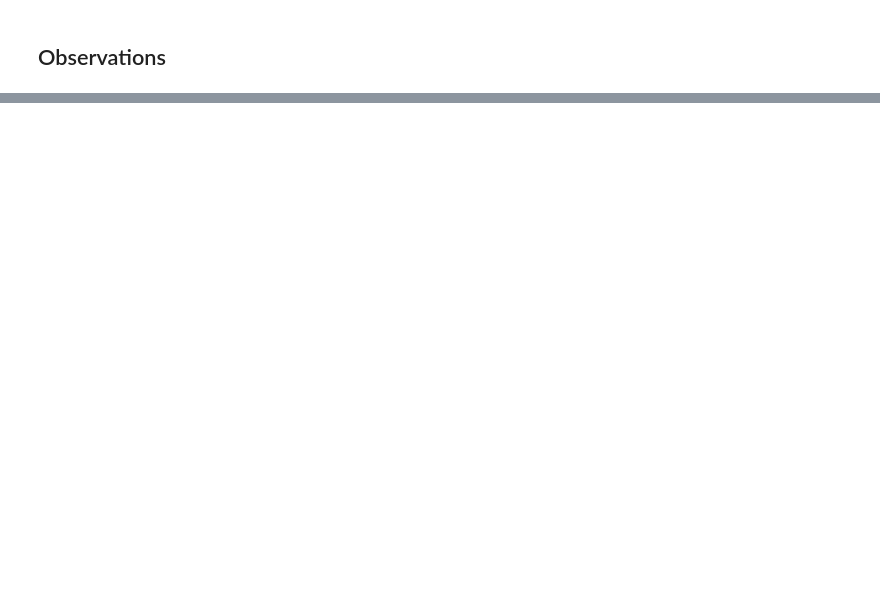
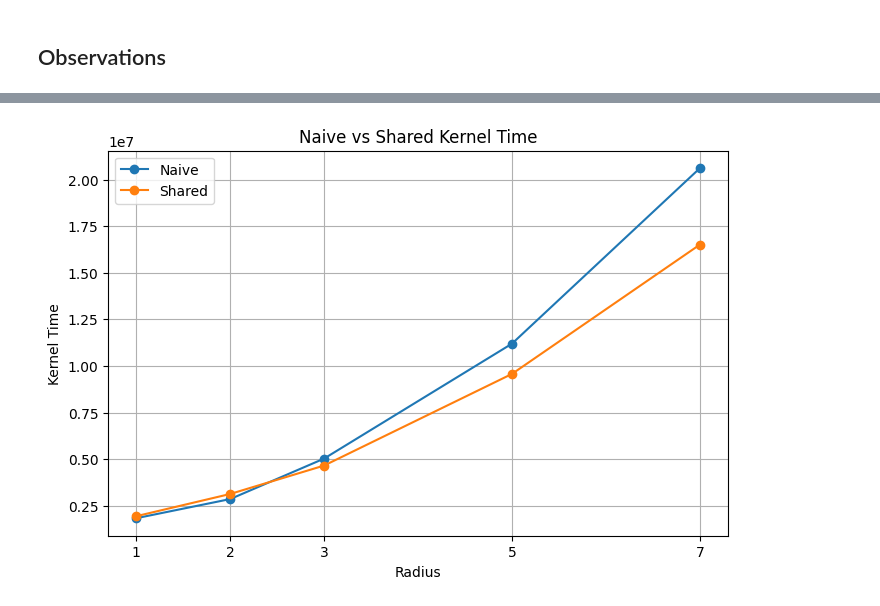
Before and after one commit to mematcha/gpumode-projects-notebook, a Jupyter notebook: 02_Labs/Lecture 2/Question 4/Mean Filter With and Without Shared Memory.ipynb, the cells around one changed output, grey strips where cells are left out. Cells and saved outputs as stored; diff of their text form; code cells hidden in the pictures; blank space fills up the shorter version.

```diff
--- a/02_Labs/Lecture 2/Question 4/Mean Filter With and Without Shared Memory.ipynb
+++ b/02_Labs/Lecture 2/Question 4/Mean Filter With and Without Shared Memory.ipynb
@@ -411,0 +909,27 @@ naive_time, shared_time
+# %%
+plt.figure(figsize=(8, 5))
+
+plt.plot(
+    naive["radius"],
+    naive[TIME],
+    marker="o",
+    label="Naive"
+)
+
+plt.plot(
+    shared["radius"],
+    shared[TIME],
+    marker="o",
+    label="Shared"
+)
+
+plt.xlabel("Radius")
+plt.ylabel("Kernel Time")
+plt.title("Naive vs Shared Kernel Time")
+
+plt.xticks(sorted(df["radius"].unique()))
+plt.grid(True)
+plt.legend()
+plt.show()
+# %% [output]
+[figure, added]
```
Also changed, not shown: parts of 23 cells of this notebook, 2 other files.
